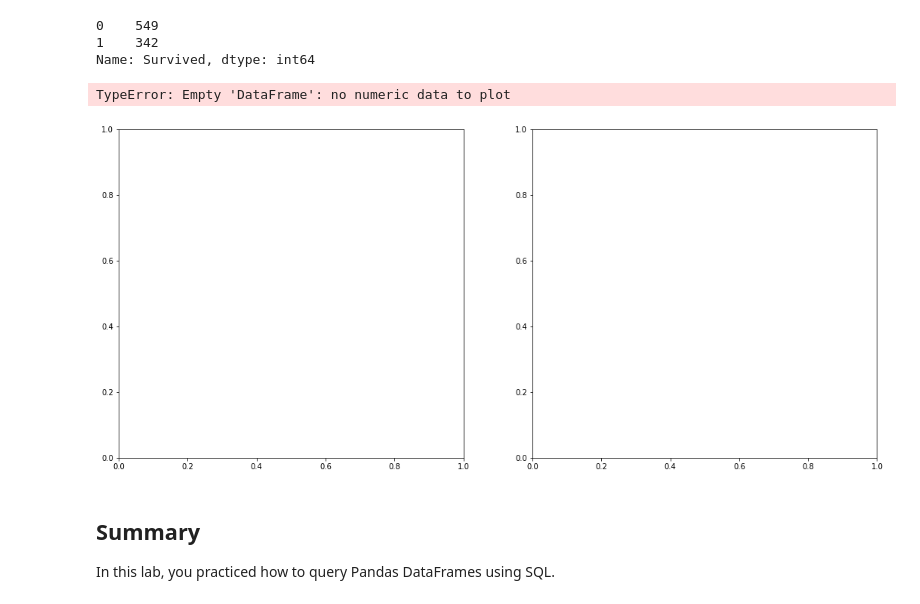
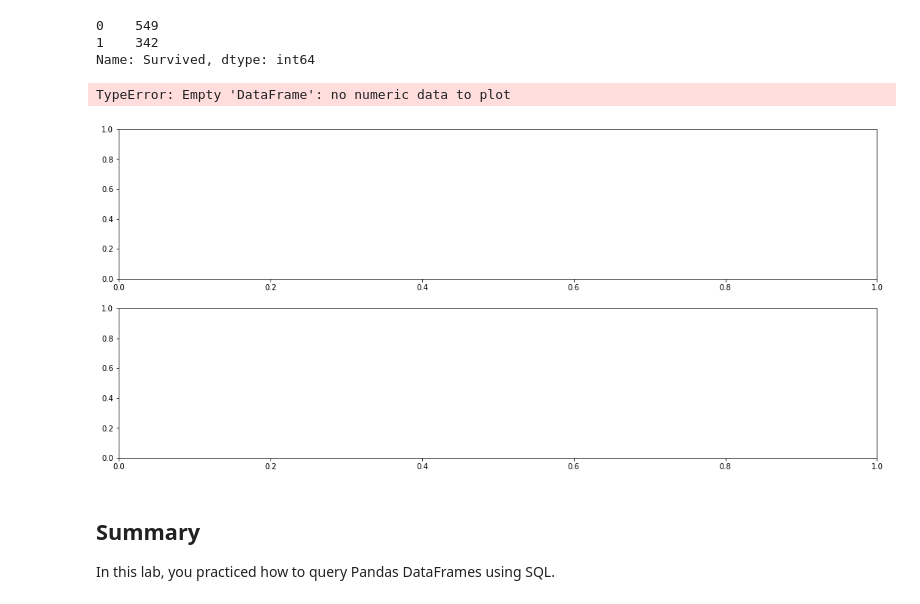
Before and after one commit to ThoaShook/dsc-using-sql-with-pandas-lab-atlanta-ds-062419, a Jupyter notebook: index.ipynb, the cells around one changed output. Cells and saved outputs as stored; diff of their text form; code cells hidden in the pictures.

```diff
--- a/index.ipynb
+++ b/index.ipynb
@@ -378,26 +378,26 @@ Name: Survived, dtype: int64
 # %%
 # Write your queries in these variables to keep your code well-formatted and readable
 q3 = "SELECT Pclass, Count(*) FROM df WHERE Sex == 'female' & Survived == 1 Group By 1;"
 q4 = "SELECT Pclass, Count(*)  FROM df WHERE Sex == 'female' & Survived == 0 Group By 1;"
 
 survived_females_by_pclass_df = pysqldf(q3)
 died_females_by_pclass_df = pysqldf(q4)
 
-fig, axes = plt.subplots(ncols=2, nrows=1, figsize=(18, 8))
+fig, axes = plt.subplots(ncols=1, nrows=2, figsize=(18, 8))
 ax_lft = axes[0]
 survived_females_by_pclass_df.set_index('Pclass')['Count(*)'].plot(kind = 'barh', ax=ax_lft)
 ax_lft.set_title('Female Survival based on Classes')
 
 
 ax_right = axes[1]
 died_females_by_pclass_df.set_index('Pclass')['Count(*)'].plot(kind = 'barh',ax=ax_right)
 ax_right.set_title('Female Casualities based on Classes')
 
 
 # Create and label the histograms for each below!
 # %% [output]
 TypeError: Empty 'DataFrame': no numeric data to plot
-[figure, old version]
+[figure, new version]
 # %% [markdown]
 ## Summary
 
```
